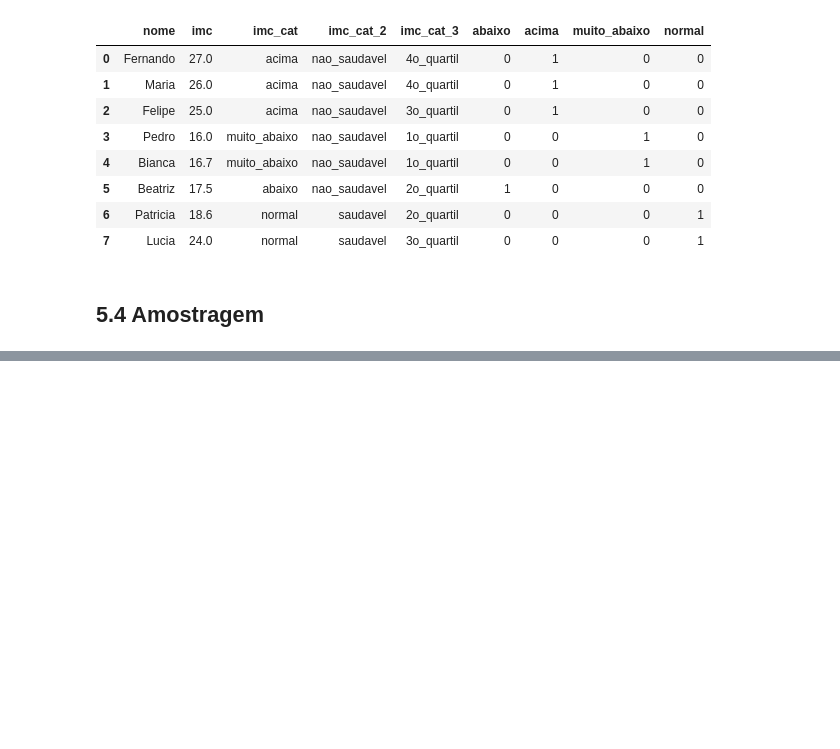
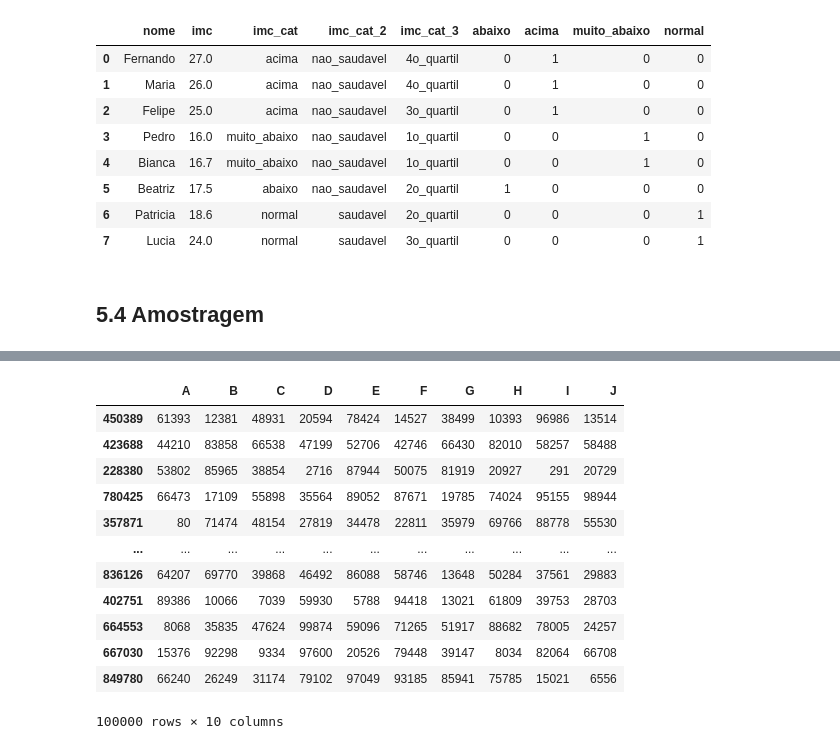
Before and after one commit to RaphaelfsOliveira/DataScience, a Jupyter notebook: EBAC Curso Ciência de Dados/Cientista de Dados/modulo_5_limpeza_e_preparacao_de_dados.ipynb, the cells around one changed output, grey strips where cells are left out. Saved outputs shown, nothing was run; the diff lists cells and outputs as text; code cells hidden in the pictures; blank space fills up the shorter version.

```diff
--- a/EBAC Curso Ciência de Dados/Cientista de Dados/modulo_5_limpeza_e_preparacao_de_dados.ipynb
+++ b/EBAC Curso Ciência de Dados/Cientista de Dados/modulo_5_limpeza_e_preparacao_de_dados.ipynb
@@ -588,3 +588,7 @@ df_imc
 | 7 | Lucia | 24.0 | normal | saudavel | 3o_quartil | 0 | 0 | 0 | 1 |
 # %% [markdown]
 ## 5.4 Amostragem
+# %%
+columns_list = [chr(i) for i in range(ord("A"), ord("K"))]
+
+df = pd.DataFrame(np.random.randint(100000, size=(1000000, 10)), columns=columns_list)
@@ -590,0 +632,17 @@ df_imc
+# %%
+# método para retornar uma amostragem dos dados por fração
+df.sample(frac=0.1)
+# %% [output]
+|  | A | B | C | D | E | F | G | H | I | J |
+| 450389 | 61393 | 12381 | 48931 | 20594 | 78424 | 14527 | 38499 | 10393 | 96986 | 13514 |
+| 423688 | 44210 | 83858 | 66538 | 47199 | 52706 | 42746 | 66430 | 82010 | 58257 | 58488 |
+| 228380 | 53802 | 85965 | 38854 | 2716 | 87944 | 50075 | 81919 | 20927 | 291 | 20729 |
+| 780425 | 66473 | 17109 | 55898 | 35564 | 89052 | 87671 | 19785 | 74024 | 95155 | 98944 |
+| 357871 | 80 | 71474 | 48154 | 27819 | 34478 | 22811 | 35979 | 69766 | 88778 | 55530 |
+| ... | ... | ... | ... | ... | ... | ... | ... | ... | ... | ... |
+| 836126 | 64207 | 69770 | 39868 | 46492 | 86088 | 58746 | 13648 | 50284 | 37561 | 29883 |
+| 402751 | 89386 | 10066 | 7039 | 59930 | 5788 | 94418 | 13021 | 61809 | 39753 | 28703 |
+| 664553 | 8068 | 35835 | 47624 | 99874 | 59096 | 71265 | 51917 | 88682 | 78005 | 24257 |
+| 667030 | 15376 | 92298 | 9334 | 97600 | 20526 | 79448 | 39147 | 8034 | 82064 | 66708 |
+| 849780 | 66240 | 26249 | 31174 | 79102 | 97049 | 93185 | 85941 | 75785 | 15021 | 6556 |
+100000 rows × 10 columns
```
Also changed, not shown: parts of 11 cells of this notebook.
